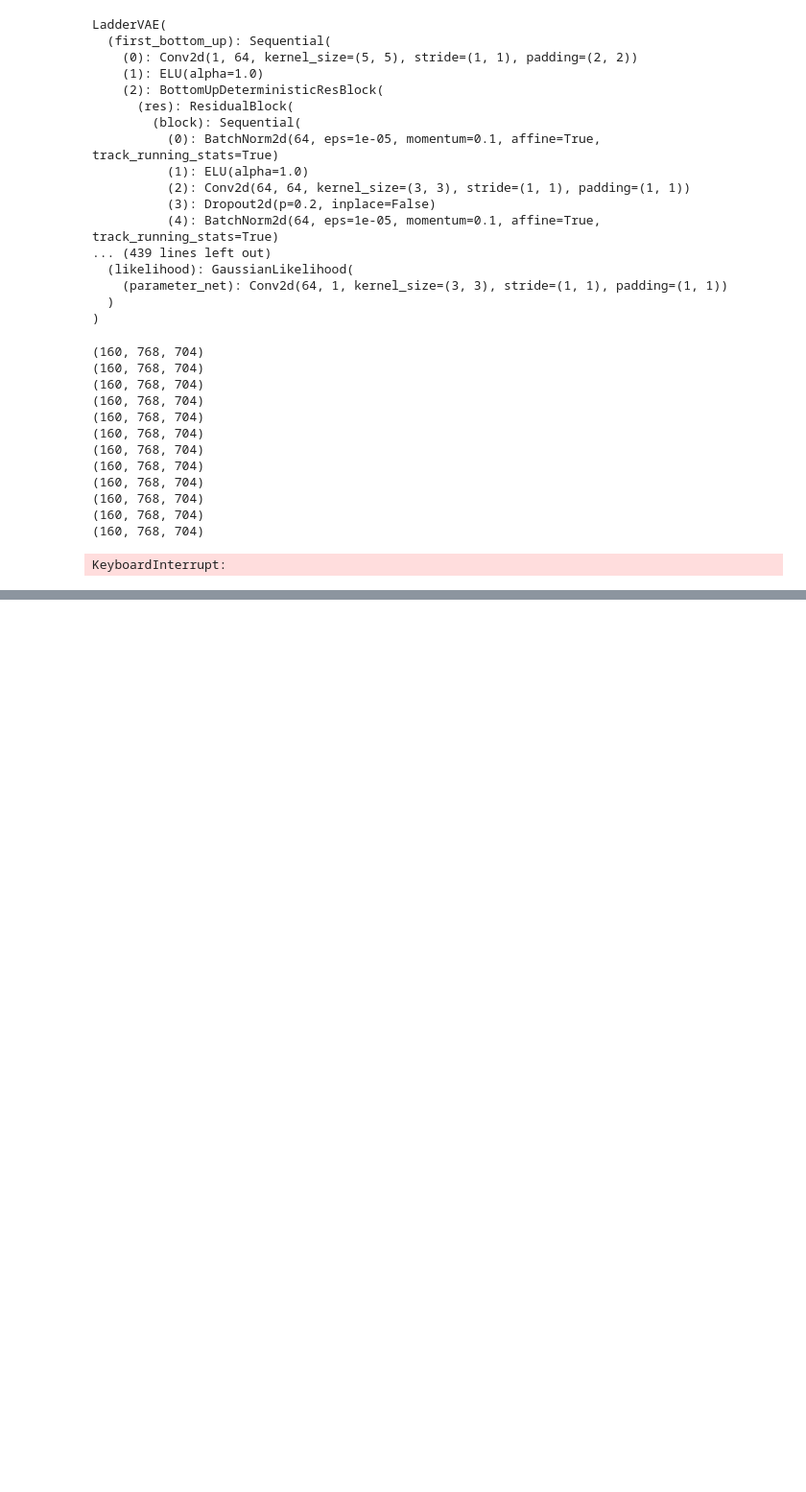
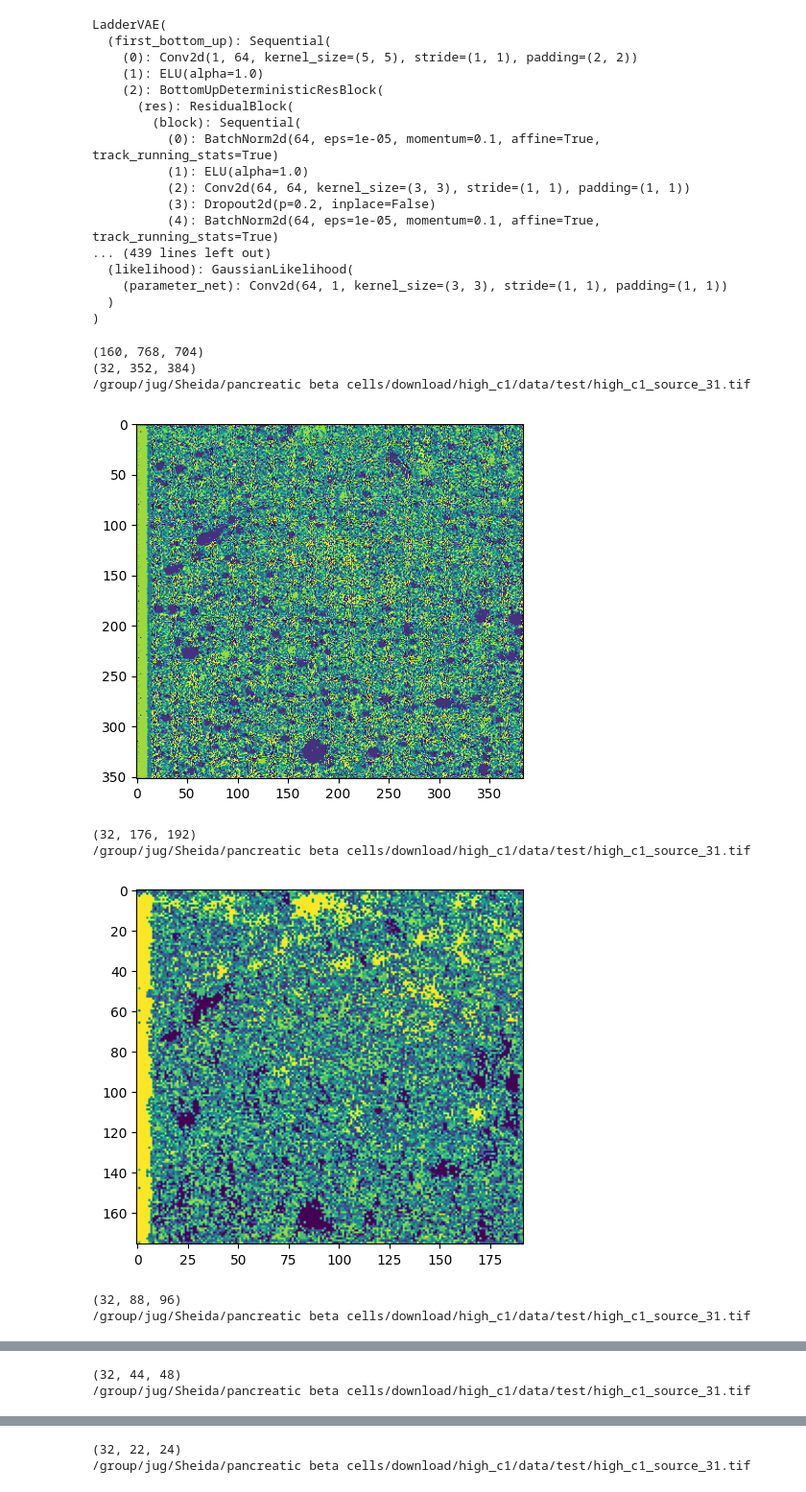
Before and after one commit to shei-dark/HDN, a Jupyter notebook: examples/Pixel_Noise/Convallaria/3-Evaluation.ipynb, the cells around one changed output, grey strips where cells are left out. Shown at 96% size. Drawn from its saved outputs; the diff is of its cells as text; code cells hidden in the pictures; blank space fills up the shorter version.

```diff
--- a/examples/Pixel_Noise/Convallaria/3-Evaluation.ipynb
+++ b/examples/Pixel_Noise/Convallaria/3-Evaluation.ipynb
@@ -100,40 +100,48 @@ for i in tqdm(range(0, img_height, 4)):
 clusters = clustering(output)
 # %%
 imwrite(path+"x.tif", clusters.reshape(700, 760))
+# %%
+def clustering_down_scale(index, mu):
+    slice_features_mu = mu.astype(float)
+    feature_flatten_mu = slice_features_mu.reshape(32, -1).T
+    K_CENTRE = 8
+    kmeans_mu = KMeans(
+        n_clusters=K_CENTRE, init='k-means++', n_init=10,
+        max_iter=1000, random_state=777
+    )
+    kmeans_mu.fit(feature_flatten_mu)
+    labels_mu = kmeans_mu.predict(feature_flatten_mu)
+    return labels_mu
 # %%
 files = glob(path+"data/test/high_c1_source_31.tif")
 img_height,img_width = 699, 760
 for i in files:
     img = imread(i)
     img_t = get_normalized_tensor(img,model,device)
     image_sample = img_t.view(1,1,img_height,img_width)
     image_sample = image_sample.to(device=device, dtype=torch.float)
     with torch.no_grad():
-        sample = model(image_sample)
+        sample = model(image_sample, image_sample)
         mus = sample['mu']
         output = np.zeros((160, 768, 704))
 
         print(output.shape)
 
         for idx in range(len(sample['mu'])):
             mu = sample['mu'][idx][0].cpu().numpy()
-            # print(mu.shape)
-            # output = clustering(idx, mu)
-            # print(i)
-            # imwrite(path+"label_model_21012024/k = 8/"+str(idx+1)+"/"+i[i.rfind("/"):i.rfind(".")]+".tif", output.reshape(22*(2**(4-idx)), 24*(2**(4-idx))))
-            # plt.imshow(output.reshape(22*(2**(4-idx)), 24*(2**(4-idx))))
-            # plt.show()
+            print(mu.shape)
+            output = clustering_down_scale(idx, mu)
+            print(i)
+            # imwrite(path+str(idx)+".tif", output.reshape(22*(2**(4-idx)), 24*(2**(4-idx))))
+            plt.imshow(output.reshape(22*(2**(4-idx)), 24*(2**(4-idx))))
+            plt.show()
 # %% [output]
 (160, 768, 704)
-(160, 768, 704)
-(160, 768, 704)
-(160, 768, 704)
-(160, 768, 704)
-(160, 768, 704)
-(160, 768, 704)
-(160, 768, 704)
-(160, 768, 704)
-(160, 768, 704)
-(160, 768, 704)
-(160, 768, 704)
+(32, 352, 384)
+/group/jug/Sheida/pancreatic beta cells/download/high_c1/data/test/high_c1_source_31.tif
+[figure, added]
-KeyboardInterrupt:
+(32, 176, 192)
+/group/jug/Sheida/pancreatic beta cells/download/high_c1/data/test/high_c1_source_31.tif
+[figure, added]
+(32, 88, 96)
+/group/jug/Sheida/pancreatic beta cells/download/high_c1/data/test/high_c1_source_31.tif
@@ -139,0 +149,2 @@ KeyboardInterrupt:
+(32, 44, 48)
+/group/jug/Sheida/pancreatic beta cells/download/high_c1/data/test/high_c1_source_31.tif
@@ -139,0 +152,2 @@ KeyboardInterrupt:
+(32, 22, 24)
+/group/jug/Sheida/pancreatic beta cells/download/high_c1/data/test/high_c1_source_31.tif
```
Also changed, not shown: parts of 3 cells of this notebook, 8 other files.
